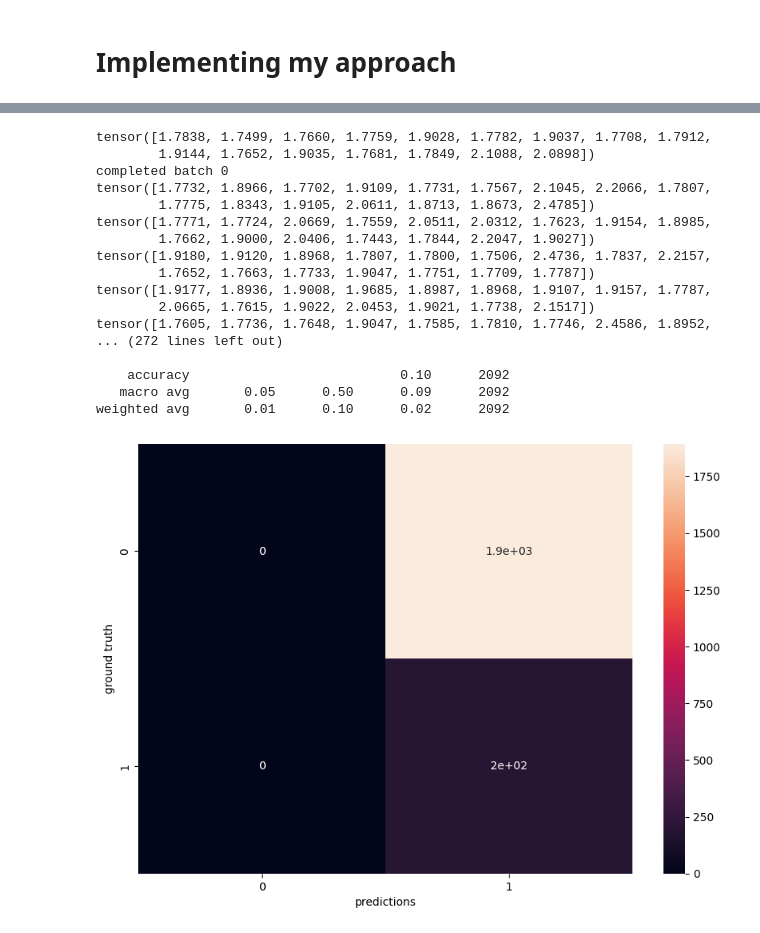
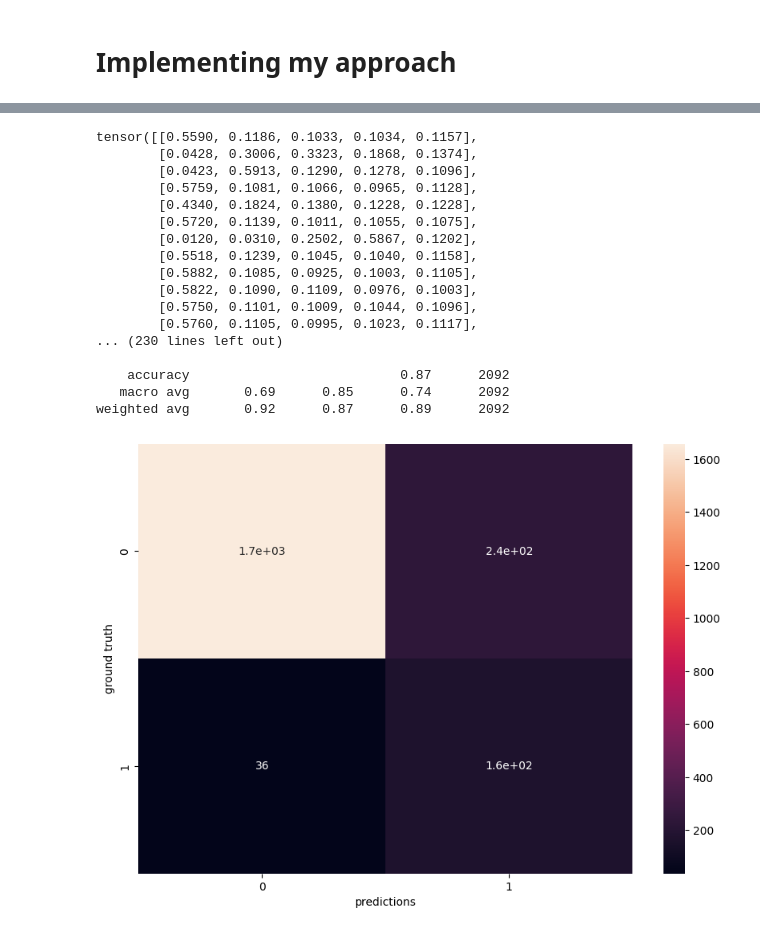
Before and after one commit to PingPianoPong/60035NaturalLanguageProcessingCW, a Jupyter notebook: main.ipynb, the cells around one changed output, grey strips where cells are left out. Cells and saved outputs as stored; diff of their text form; code cells hidden in the pictures.

Commit message:
test: did a few more evaluations

```diff
--- a/main.ipynb
+++ b/main.ipynb
@@ -337,8 +335,10 @@ class MyModel(nn.Module):
         geo_embedding = self.geo_embedding_mlp(geo_onehot)
 
         # Encode text tokens
-        encoding = self.encoder(input_ids, attention_mask).last_hidden_state.mean(dim=1)
-        encoding = self.sequence_encoding_mlp(encoding)
+        encoding = self.encoder(input_ids, attention_mask).last_hidden_state
+        input_mask_expanded = attention_mask.unsqueeze(-1).expand(encoding.size()).float()
+        sentence_vector = torch.sum(encoding * input_mask_expanded, 1) / torch.clamp(input_mask_expanded.sum(1), min=1e-9)
+        encoding = self.sequence_encoding_mlp(sentence_vector)
 
         # MLP layer
         x = encoding + geo_embedding
@@ -350,13 +350,25 @@ class MyModel(nn.Module):
 # %%
 new_model = MyModel().to(device)
 optimiser = torch.optim.AdamW(new_model.parameters(), lr=2e-5, weight_decay=0.01)
-criterion = torch.nn.MSELoss()
-softmax = torch.nn.Softmax(dim=1)
 epoch = 10
 num_warmup_steps = epoch * len(train_loader) * 0.1
 scheduler = get_linear_schedule_with_warmup(
     optimiser, num_warmup_steps=num_warmup_steps, num_training_steps= (epoch * len(train_loader))
 )
+
+# Calculate class weights
+val, counts = np.unique(test_set["labels"].to_numpy(), return_counts=True)
+print(val[:100])
+print(counts[:100])
+total_count = np.sum(counts)
+class_weights = torch.zeros((1, 5))
+for v, c in list(zip(val, counts)):
+    class_weights[v] = c / total_count
+print(class_weights[:100])
+
+# Loss functions and weights
+ce, mse, beta = torch.nn.CrossEntropyLoss(weight=class_weights), torch.nn.MSELoss(), 0.5
+softmax = torch.nn.Softmax(dim=1)
 weight_tensor = torch.tensor([i for i in range(5)]).to(device)
 
 torch.manual_seed(0)
@@ -370,14 +382,16 @@ for e in range(epoch):
         input_ids = batch['input_ids'].to(device)
         country_encodings = batch['country_code'].view(input_ids.size(0), 20).to(device)
         attention_mask = batch['attention_mask'].to(device)
-        output = new_model(input_ids, attention_mask, country_encodings)
-        pred = (softmax(output) * weight_tensor).sum(dim=1)
+        logits = softmax(new_model(input_ids, attention_mask, country_encodings))
+        pred = (logits * weight_tensor).sum(dim=1)
 
         labels = batch['labels'].to(device)
-        loss = criterion(pred, labels)
+        ce_loss = ce(logits, labels)
+        beta_mse_loss = beta * mse(pred, labels)
+        loss = ce_loss + beta_mse_loss
 
         if ((i + 1) % 10 == 0):
-            print(f'epoch: {e}, batch: {i + 1}, loss: {loss:.5f}, lr: {optimiser.param_groups[0]['lr']:.7f}')
+            print(f'epoch: {e}, batch: {i + 1}, ce loss: {ce_loss:.5f}, {beta} * mse loss: {beta_mse_loss:.5f}, lr: {optimiser.param_groups[0]['lr']:.7f}')
 
         loss.backward()
         optimiser.step()
@@ -427,6 +441,6 @@ epoch: 9, batch: 520, loss: 2.47349, lr: 0.0000000
 # %%
 new_model = MyModel().to(device)
-saved_state = torch.load("./new_models/model.pth")
+saved_state = torch.load("./new_models/model_mse.pth")
 new_model.load_state_dict(saved_state['model_state_dict'])
 
 softmax = torch.nn.Softmax(dim=1)
@@ -442,15 +456,18 @@ with torch.no_grad():
         attention_mask = batch['attention_mask'].to(device)
         country_encodings = batch['country_code'].view(input_ids.size(0), 20).to(device)
         labels = batch['labels'].to(device)
-        output = new_model(input_ids, attention_mask, country_encodings)
-        pred = (softmax(output) * weight_tensor).sum(dim=1)
+        logits = new_model(input_ids, attention_mask, country_encodings)
+        pred = logits.argmax(dim=1)
         labels = batch['labels']
 
-        print(pred.cpu())
         predictions.extend(pred.cpu() >= decision_boundary)
         ground_truths.extend(labels >= decision_boundary)
 
-        if index % 10 == 0: print(f'completed batch {index}')
+        if (index + 1) % 10 == 0:
+            print(logits)
+            print(labels)
+            print(f'completed batch {index + 1}')
+
 print("Evaluation finished!\n")
 
 # Reformat data
@@ -486,22 +503,22 @@ pooler.dense.bias               | MISSING    |
 
 Notes:
 - UNEXPECTED    :can be ignored when loading from different task/architecture; not ok if you expect identical arch.
 - MISSING       :those params were newly initialized because missing from the checkpoint. Consider training on your downstream task.
-tensor([1.7838, 1.7499, 1.7660, 1.7759, 1.9028, 1.7782, 1.9037, 1.7708, 1.7912,
-        1.9144, 1.7652, 1.9035, 1.7681, 1.7849, 2.1088, 2.0898])
-completed batch 0
-tensor([1.7732, 1.8966, 1.7702, 1.9109, 1.7731, 1.7567, 2.1045, 2.2066, 1.7807,
-        1.7775, 1.8343, 1.9105, 2.0611, 1.8713, 1.8673, 2.4785])
-tensor([1.7771, 1.7724, 2.0669, 1.7559, 2.0511, 2.0312, 1.7623, 1.9154, 1.8985,
-        1.7662, 1.9000, 2.0406, 1.7443, 1.7844, 2.2047, 1.9027])
-tensor([1.9180, 1.9120, 1.8968, 1.7807, 1.7800, 1.7506, 2.4736, 1.7837, 2.2157,
-        1.7652, 1.7663, 1.7733, 1.9047, 1.7751, 1.7709, 1.7787])
-tensor([1.9177, 1.8936, 1.9008, 1.9685, 1.8987, 1.8968, 1.9107, 1.9157, 1.7787,
-        2.0665, 1.7615, 1.9022, 2.0453, 1.9021, 1.7738, 2.1517])
-tensor([1.7605, 1.7736, 1.7648, 1.9047, 1.7585, 1.7810, 1.7746, 2.4586, 1.8952,
-... (272 lines left out)
+tensor([[0.5590, 0.1186, 0.1033, 0.1034, 0.1157],
+        [0.0428, 0.3006, 0.3323, 0.1868, 0.1374],
+        [0.0423, 0.5913, 0.1290, 0.1278, 0.1096],
+        [0.5759, 0.1081, 0.1066, 0.0965, 0.1128],
+        [0.4340, 0.1824, 0.1380, 0.1228, 0.1228],
+        [0.5720, 0.1139, 0.1011, 0.1055, 0.1075],
+        [0.0120, 0.0310, 0.2502, 0.5867, 0.1202],
+        [0.5518, 0.1239, 0.1045, 0.1040, 0.1158],
+        [0.5882, 0.1085, 0.0925, 0.1003, 0.1105],
+        [0.5822, 0.1090, 0.1109, 0.0976, 0.1003],
+        [0.5750, 0.1101, 0.1009, 0.1044, 0.1096],
+        [0.5760, 0.1105, 0.0995, 0.1023, 0.1117],
+... (230 lines left out)
 
-    accuracy                           0.10      2092
-   macro avg       0.05      0.50      0.09      2092
-weighted avg       0.01      0.10      0.02      2092
+    accuracy                           0.87      2092
+   macro avg       0.69      0.85      0.74      2092
+weighted avg       0.92      0.87      0.89      2092
-[figure, old version]
+[figure, new version]
```
Also changed, not shown: parts of 4 cells of this notebook, 2 other files.
